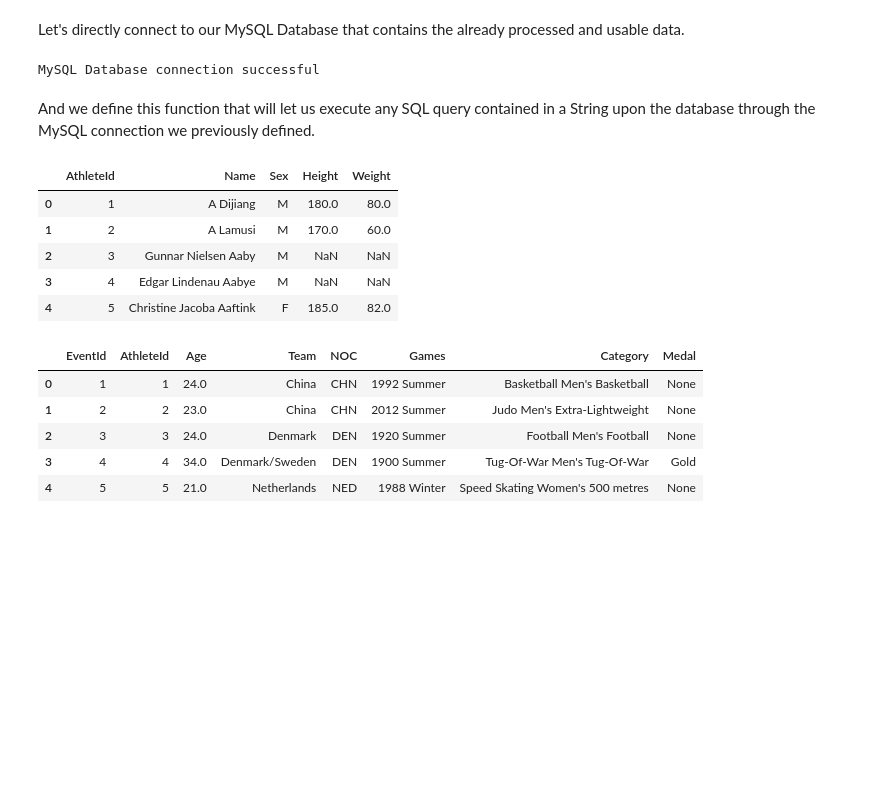
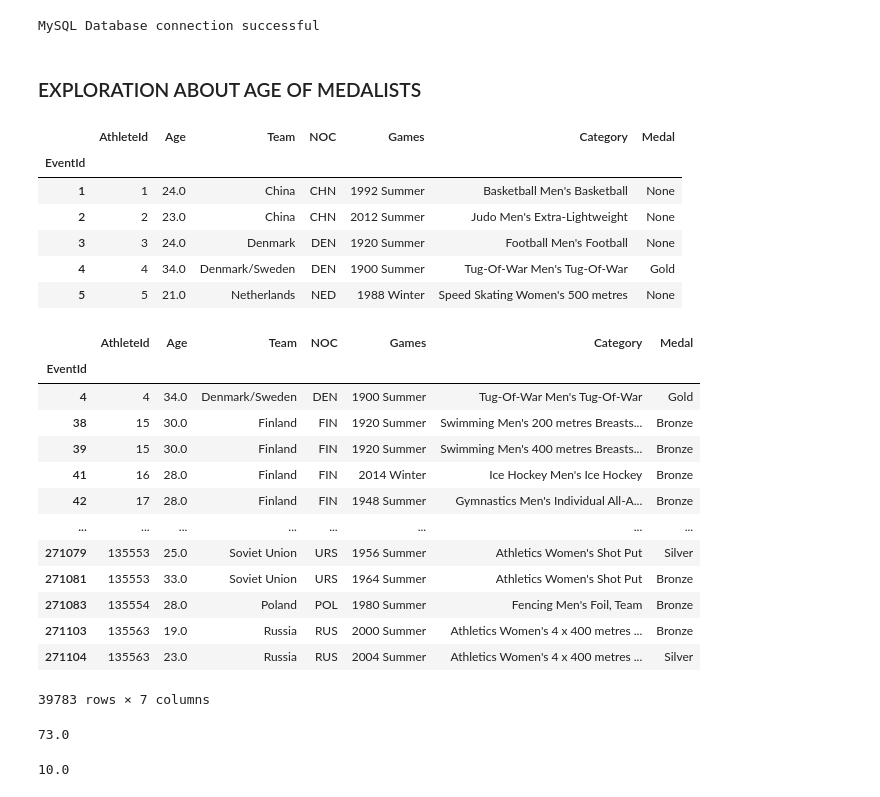
Before and after one commit to sararuizruiz/EDA-Olympic-Games, a Jupyter notebook: SportsStats.ipynb, the cells around one changed output. Cells and saved outputs as stored; diff of their text form; code cells hidden in the pictures; blank space fills up the shorter version.

```diff
--- a/SportsStats.ipynb
+++ b/SportsStats.ipynb
@@ -9,3 +12 @@ import pandas as pd
-# %% [markdown]
-Let's directly connect to our MySQL Database that contains the already processed and usable data.
 # %%
@@ -15,26 +22,42 @@ MySQL Database connection successful
 # %% [markdown]
-And we define this function that will let us execute any SQL query contained in a String upon the database through the MySQL connection we previously defined.
+### EXPLORATION ABOUT AGE OF MEDALISTS
-# %%
-query = "Select * from Athletes;"
-athletes_dataFrame = pd.read_sql(query, connection)
-
-athletes_dataFrame.head()
-# %% [output]
-|  | AthleteId | Name | Sex | Height | Weight |
-| 0 | 1 | A Dijiang | M | 180.0 | 80.0 |
-| 1 | 2 | A Lamusi | M | 170.0 | 60.0 |
-| 2 | 3 | Gunnar Nielsen Aaby | M | NaN | NaN |
-| 3 | 4 | Edgar Lindenau Aabye | M | NaN | NaN |
-| 4 | 5 | Christine Jacoba Aaftink | F | 185.0 | 82.0 |
 # %%
-query = "Select * from Events;"
-events_dataFrame = pd.read_sql(query, connection)
+query = """SELECT *
+    FROM Events;"""
+events_df = pd.read_sql(query, connection, index_col=['EventId'])
 
-events_dataFrame.head()
+events_df.head()
 # %% [output]
-|  | EventId | AthleteId | Age | Team | NOC | Games | Category | Medal |
-| 0 | 1 | 1 | 24.0 | China | CHN | 1992 Summer | Basketball Men's Basketball | None |
-| 1 | 2 | 2 | 23.0 | China | CHN | 2012 Summer | Judo Men's Extra-Lightweight | None |
-| 2 | 3 | 3 | 24.0 | Denmark | DEN | 1920 Summer | Football Men's Football | None |
-| 3 | 4 | 4 | 34.0 | Denmark/Sweden | DEN | 1900 Summer | Tug-Of-War Men's Tug-Of-War | Gold |
-| 4 | 5 | 5 | 21.0 | Netherlands | NED | 1988 Winter | Speed Skating Women's 500 metres | None |
+|  | AthleteId | Age | Team | NOC | Games | Category | Medal |
+| EventId |  |  |  |  |  |  |  |
+| 1 | 1 | 24.0 | China | CHN | 1992 Summer | Basketball Men's Basketball | None |
+| 2 | 2 | 23.0 | China | CHN | 2012 Summer | Judo Men's Extra-Lightweight | None |
+| 3 | 3 | 24.0 | Denmark | DEN | 1920 Summer | Football Men's Football | None |
+| 4 | 4 | 34.0 | Denmark/Sweden | DEN | 1900 Summer | Tug-Of-War Men's Tug-Of-War | Gold |
+| 5 | 5 | 21.0 | Netherlands | NED | 1988 Winter | Speed Skating Women's 500 metres | None |
+# %%
+medalists_df = events_df[~events_df['Medal'].isnull()]
+medalists_df
+# %% [output]
+|  | AthleteId | Age | Team | NOC | Games | Category | Medal |
+| EventId |  |  |  |  |  |  |  |
+| 4 | 4 | 34.0 | Denmark/Sweden | DEN | 1900 Summer | Tug-Of-War Men's Tug-Of-War | Gold |
+| 38 | 15 | 30.0 | Finland | FIN | 1920 Summer | Swimming Men's 200 metres Breasts... | Bronze |
+| 39 | 15 | 30.0 | Finland | FIN | 1920 Summer | Swimming Men's 400 metres Breasts... | Bronze |
+| 41 | 16 | 28.0 | Finland | FIN | 2014 Winter | Ice Hockey Men's Ice Hockey | Bronze |
+| 42 | 17 | 28.0 | Finland | FIN | 1948 Summer | Gymnastics Men's Individual All-A... | Bronze |
+| ... | ... | ... | ... | ... | ... | ... | ... |
+| 271079 | 135553 | 25.0 | Soviet Union | URS | 1956 Summer | Athletics Women's Shot Put | Silver |
+| 271081 | 135553 | 33.0 | Soviet Union | URS | 1964 Summer | Athletics Women's Shot Put | Bronze |
+| 271083 | 135554 | 28.0 | Poland | POL | 1980 Summer | Fencing Men's Foil, Team | Bronze |
+| 271103 | 135563 | 19.0 | Russia | RUS | 2000 Summer | Athletics Women's 4 x 400 metres ... | Bronze |
+| 271104 | 135563 | 23.0 | Russia | RUS | 2004 Summer | Athletics Women's 4 x 400 metres ... | Silver |
+39783 rows × 7 columns
+# %%
+medalists_df['Age'].max()
+# %% [output]
+73.0
+# %%
+medalists_df['Age'].min()
+# %% [output]
+10.0
```
Also changed, not shown: parts of 17 cells of this notebook.
